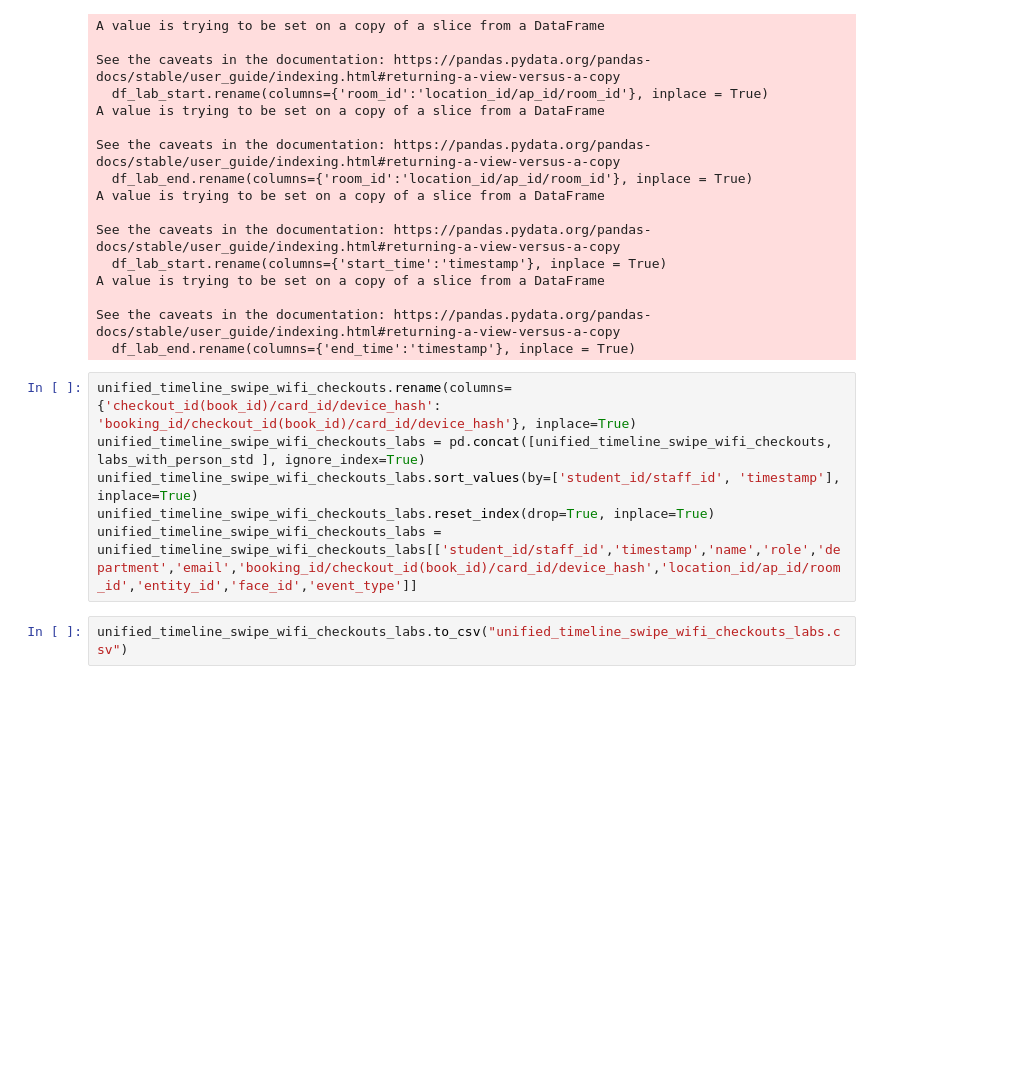
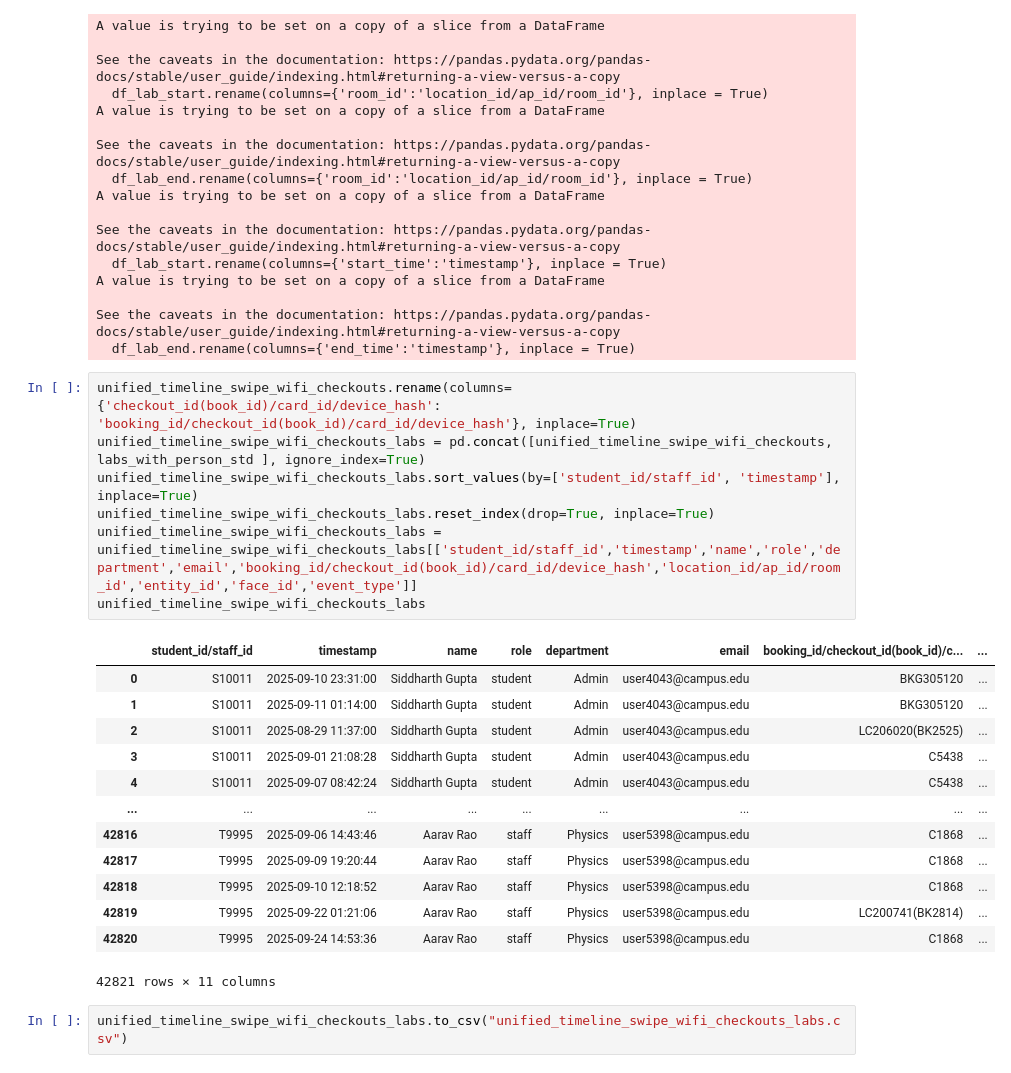
Before and after one commit to nilotpal-n7/ethos-security, a Jupyter notebook: Unified_Timeline.ipynb, the cells around one changed output. Drawn from its saved outputs; the diff is of its cells as text; blank space fills up the shorter version.

```diff
--- a/Unified_Timeline.ipynb
+++ b/Unified_Timeline.ipynb
@@ -113,8 +113,23 @@ See the caveats in the documentation: https://pandas.pydata.org/pandas-docs/stab
 # %%
 unified_timeline_swipe_wifi_checkouts.rename(columns={'checkout_id(book_id)/card_id/device_hash': 'booking_id/checkout_id(book_id)/card_id/device_hash'}, inplace=True)
 unified_timeline_swipe_wifi_checkouts_labs = pd.concat([unified_timeline_swipe_wifi_checkouts, labs_with_person_std ], ignore_index=True)
 unified_timeline_swipe_wifi_checkouts_labs.sort_values(by=['student_id/staff_id', 'timestamp'], inplace=True)
 unified_timeline_swipe_wifi_checkouts_labs.reset_index(drop=True, inplace=True)
 unified_timeline_swipe_wifi_checkouts_labs = unified_timeline_swipe_wifi_checkouts_labs[['student_id/staff_id','timestamp','name','role','department','email','booking_id/checkout_id(book_id)/card_id/device_hash','location_id/ap_id/room_id','entity_id','face_id','event_type']]
+unified_timeline_swipe_wifi_checkouts_labs
+# %% [output]
+|  | student_id/staff_id | timestamp | name | role | department | email | booking_id/checkout_id(book_id)/c... | ... |
+| 0 | S10011 | 2025-09-10 23:31:00 | Siddharth Gupta | student | Admin | user4043@campus.edu | BKG305120 | ... |
+| 1 | S10011 | 2025-09-11 01:14:00 | Siddharth Gupta | student | Admin | user4043@campus.edu | BKG305120 | ... |
+| 2 | S10011 | 2025-08-29 11:37:00 | Siddharth Gupta | student | Admin | user4043@campus.edu | LC206020(BK2525) | ... |
+| 3 | S10011 | 2025-09-01 21:08:28 | Siddharth Gupta | student | Admin | user4043@campus.edu | C5438 | ... |
+| 4 | S10011 | 2025-09-07 08:42:24 | Siddharth Gupta | student | Admin | user4043@campus.edu | C5438 | ... |
+| ... | ... | ... | ... | ... | ... | ... | ... | ... |
+| 42816 | T9995 | 2025-09-06 14:43:46 | Aarav Rao | staff | Physics | user5398@campus.edu | C1868 | ... |
+| 42817 | T9995 | 2025-09-09 19:20:44 | Aarav Rao | staff | Physics | user5398@campus.edu | C1868 | ... |
+| 42818 | T9995 | 2025-09-10 12:18:52 | Aarav Rao | staff | Physics | user5398@campus.edu | C1868 | ... |
+| 42819 | T9995 | 2025-09-22 01:21:06 | Aarav Rao | staff | Physics | user5398@campus.edu | LC200741(BK2814) | ... |
+| 42820 | T9995 | 2025-09-24 14:53:36 | Aarav Rao | staff | Physics | user5398@campus.edu | C1868 | ... |
+42821 rows × 11 columns
 # %%
 unified_timeline_swipe_wifi_checkouts_labs.to_csv("unified_timeline_swipe_wifi_checkouts_labs.csv")
```
Also changed, not shown: parts of 6 cells of this notebook, 2 other files.
